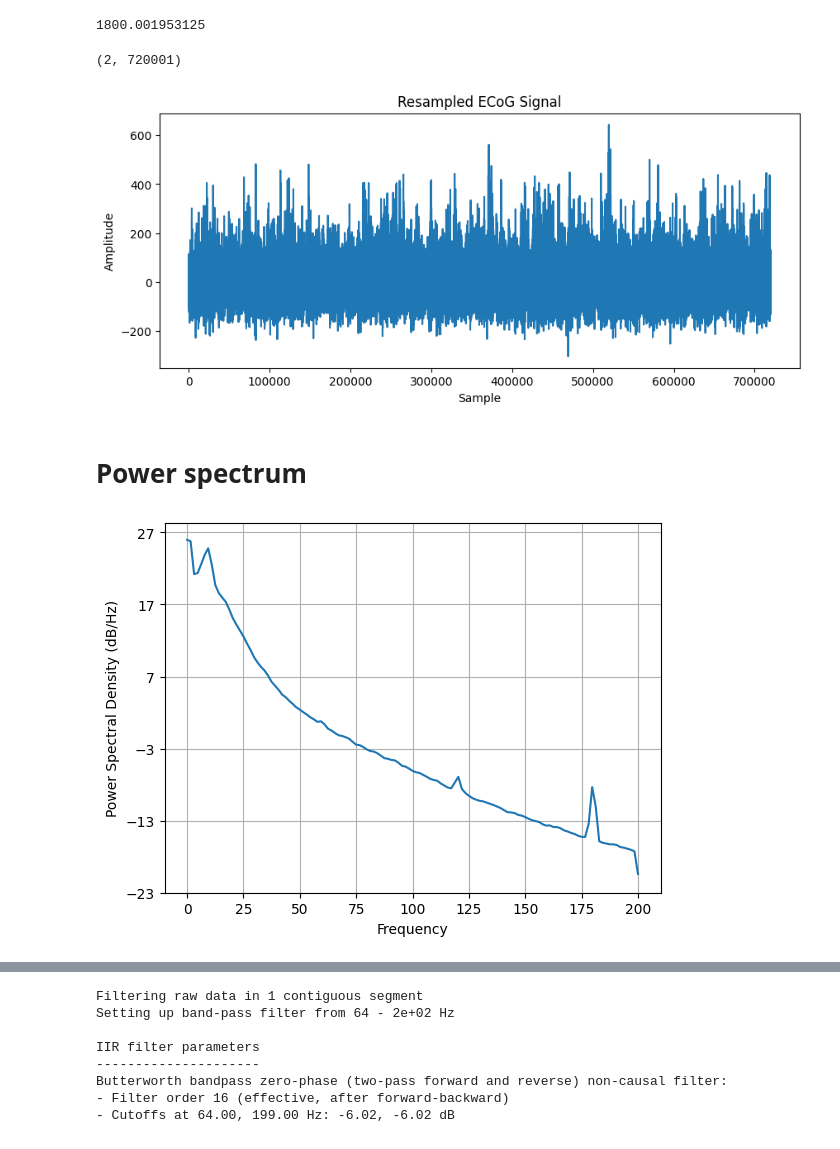
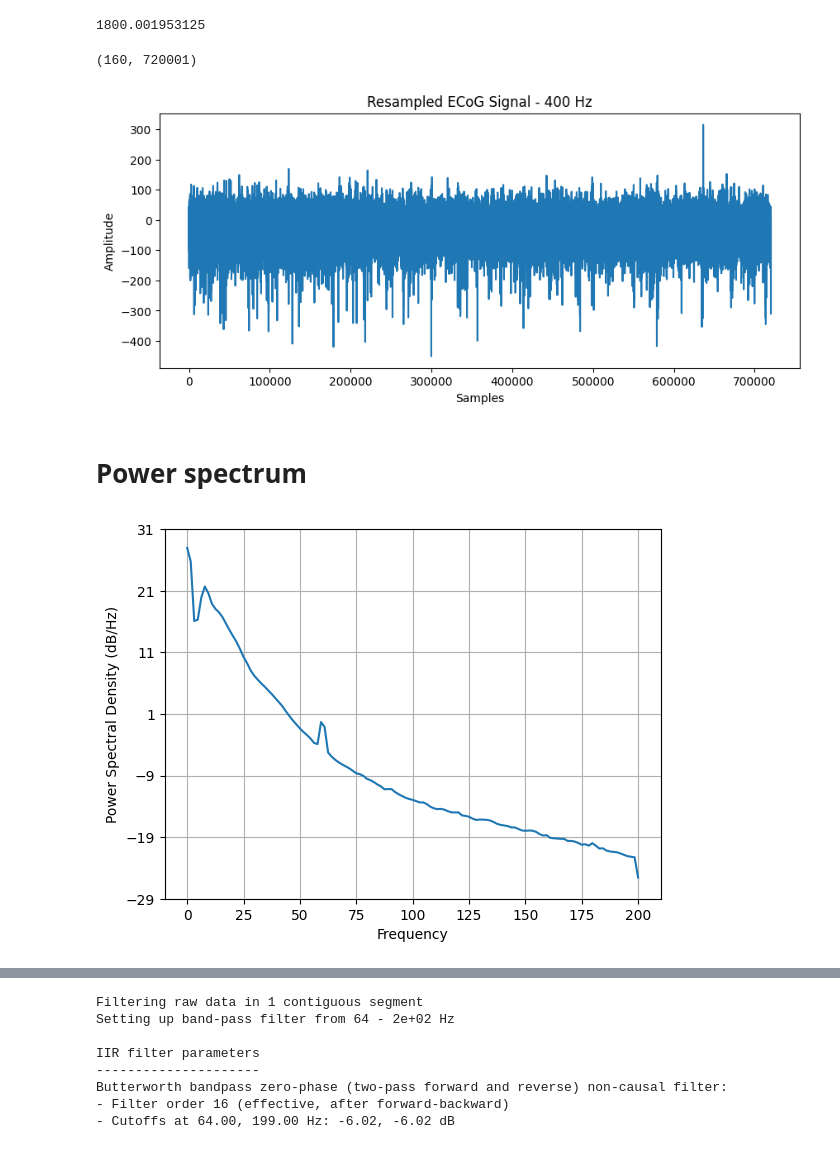
Before and after one commit to tevaughnshaw/autocorrelation, a Jupyter notebook: ECOG_Signal_Test.ipynb, the cells around one changed output, grey strips where cells are left out. Saved outputs shown, nothing was run; the diff lists cells and outputs as text; code cells hidden in the pictures.

Commit message:
cleaned notebook and added some plots for poster.

```diff
--- a/ECOG_Signal_Test.ipynb
+++ b/ECOG_Signal_Test.ipynb
@@ -41,0 +52,7 @@ plt.show()
+# %%
+# Sort the DataFrame by subject_number
+df_sorted = fin_df.sort_values(by='subject_number')
+
+# Print the rows where subject_number is 717
+# result = df_sorted[df_sorted['subject_number'] == 717]
+df_sorted.head(10)
@@ -46,13 +74,0 @@ ecog_signal.shape
-# %%
-# directory = "/Volumes/hasson/ariel/247/conversation_space/crude-conversations/Podcast/NY661_111_Part1_conversation1/preprocessed_all/NY661_111_Part1_conversation1_electrode_preprocess_file_1.mat"
-#preprocessed_directory = "/Volumes/hasson/ariel/247/conversation_space/crude-conversations/Podcast/NY717_111_Part1_conversation1/preprocessed_all/NY717_111_Part1_conversation1_electrode_preprocess_file_10.mat"
-subject = 717
-electrodes = [10, 27]
-ecog_data = []
-for elec in electrodes:
-    filename = f"/Volumes/hasson/ariel/247/conversation_space/crude-conversations/Podcast/NY{subject}_111_Part1_conversation1/raw/NY{subject}_111_Part1_conversation1_electrode_raw_file_{elec}.mat"
-    mat = scipy.io.loadmat(filename)['electrode_data']
-    ecog_data.append(mat)
-# %%
-ecog_data = np.vstack(ecog_data)
-ecog_data.shape
@@ -86,29 +146,24 @@ len(raw) / 512
 # %% [output]
 1800.001953125
 # %%
-ecog_data = raw_resampled.get_data()
-ecog_data.shape
+data = raw_resampled.get_data()
+data.shape
 # %% [output]
-(2, 720001)
+(160, 720001)
 # %%
-# target_samples = 60000
-# current_samples = ecog_signal.shape[0]
-# downsample_factor = current_samples // target_samples
-# ecog_signal_resampled = scipy.signal.resample(ecog_signal, target_samples)
-
 # plot resampled signal
 plt.figure(figsize=(10, 4))
-plt.plot(ecog_data[0])
-plt.title('Resampled ECoG Signal')
-plt.xlabel('Sample')
+plt.plot(data[0])
+plt.title('Resampled ECoG Signal - 400 Hz')
+plt.xlabel('Samples')
 plt.ylabel('Amplitude')
 plt.show()
 # %% [output]
-[figure, old version]
+[figure, new version]
 # %% [markdown]
 # Power spectrum
 # %%
-Pxx, freqs = plt.psd(ecog_data[0], Fs=raw_resampled.info['sfreq'])
+Pxx, freqs = plt.psd(data[0], Fs=raw_resampled.info['sfreq'])
 plt.show()
 # %% [output]
-[figure, old version]
+[figure, new version]
```
Also changed, not shown: parts of 103 cells of this notebook, 6 other files.
